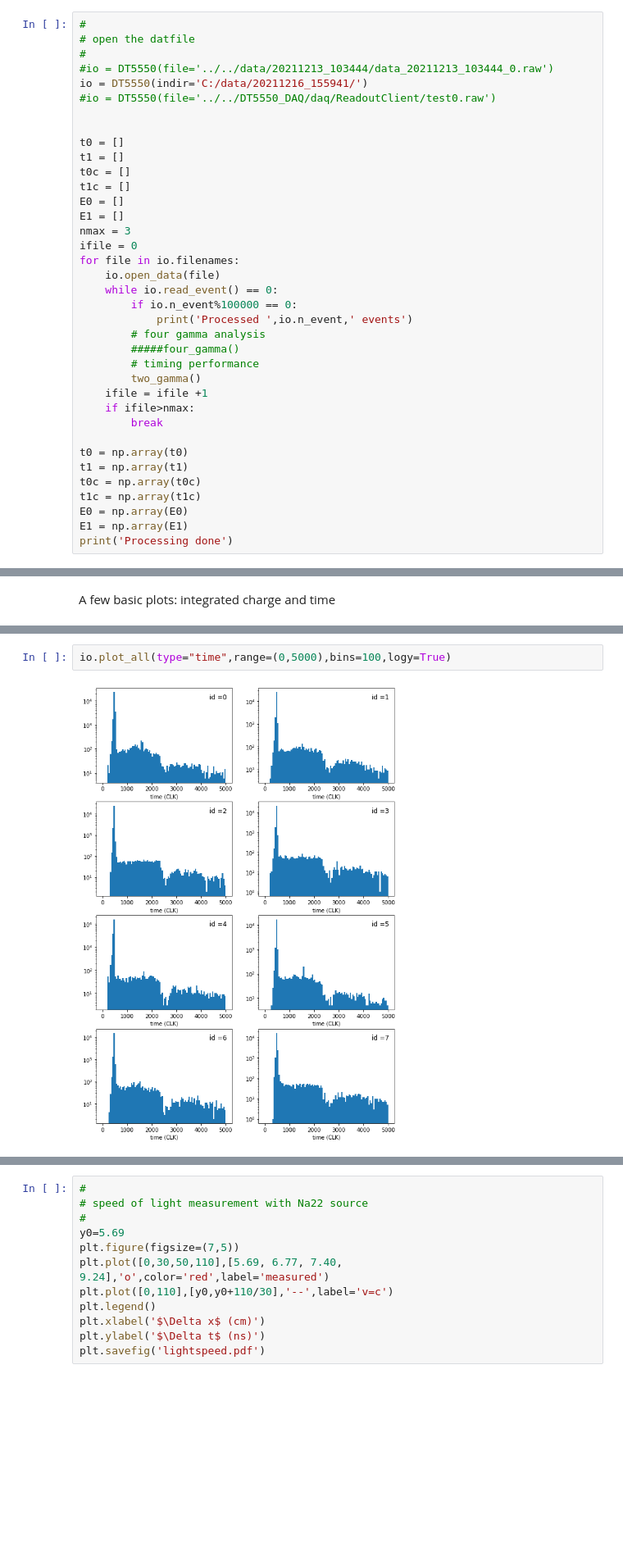
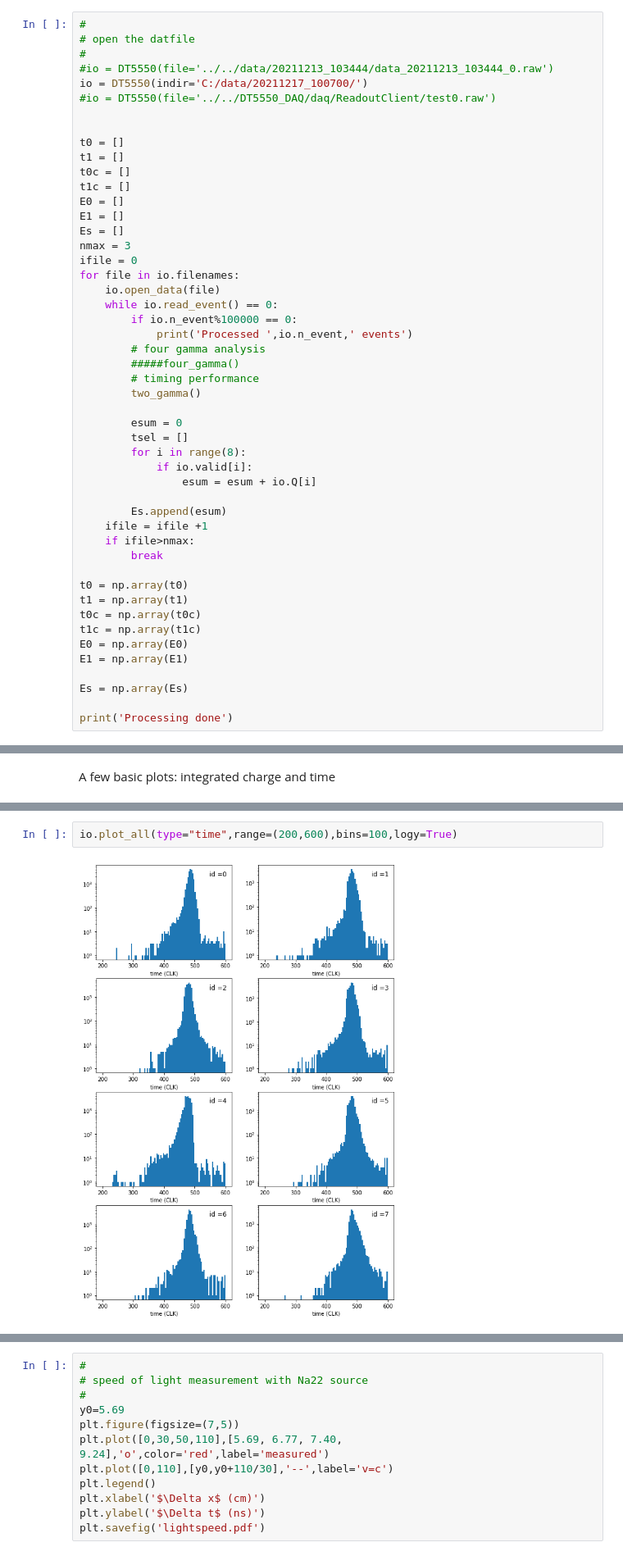
Before and after one commit to acolijn/DT5550_DAQ, a Jupyter notebook: analysis/decode_example.ipynb, the cells around one changed output, grey strips where cells are left out. Shown at 82% size. Cells and saved outputs as stored; diff of their text form; blank space fills up the shorter version.

```diff
--- a/analysis/decode_example.ipynb
+++ b/analysis/decode_example.ipynb
@@ -66,7 +66,7 @@ Open a datafile and read the data
 # open the datfile
 #
 #io = DT5550(file='../../data/20211213_103444/data_20211213_103444_0.raw')
-io = DT5550(indir='C:/data/20211216_155941/')
+io = DT5550(indir='C:/data/20211217_100700/')
 #io = DT5550(file='../../DT5550_DAQ/daq/ReadoutClient/test0.raw')
 
 
@@ -76,6 +76,7 @@ t0c = []
 t1c = []
 E0 = []
 E1 = []
+Es = []
 nmax = 3
 ifile = 0
 for file in io.filenames:
@@ -87,6 +88,14 @@ for file in io.filenames:
         #####four_gamma()
         # timing performance
         two_gamma()
+
+        esum = 0
+        tsel = []
+        for i in range(8):
+            if io.valid[i]:
+                esum = esum + io.Q[i]
+
+        Es.append(esum)
     ifile = ifile +1
     if ifile>nmax:
         break
@@ -97,5 +106,8 @@ t0c = np.array(t0c)
 t1c = np.array(t1c)
 E0 = np.array(E0)
 E1 = np.array(E1)
+
+Es = np.array(Es)
+
 print('Processing done')
 # %% [output]
@@ -113,7 +125,7 @@ io.plot_all(type="charge",bins=99,logy=False, range=(0,600))
 # %%
-io.plot_all(type="time",range=(0,5000),bins=100,logy=True)
+io.plot_all(type="time",range=(200,600),bins=100,logy=True)
 # %% [output]
-[figure, old version]
+[figure, new version]
 # %%
 from scipy.optimize import curve_fit
 
```
Also changed, not shown: parts of 9 cells of this notebook, 4 other files.
